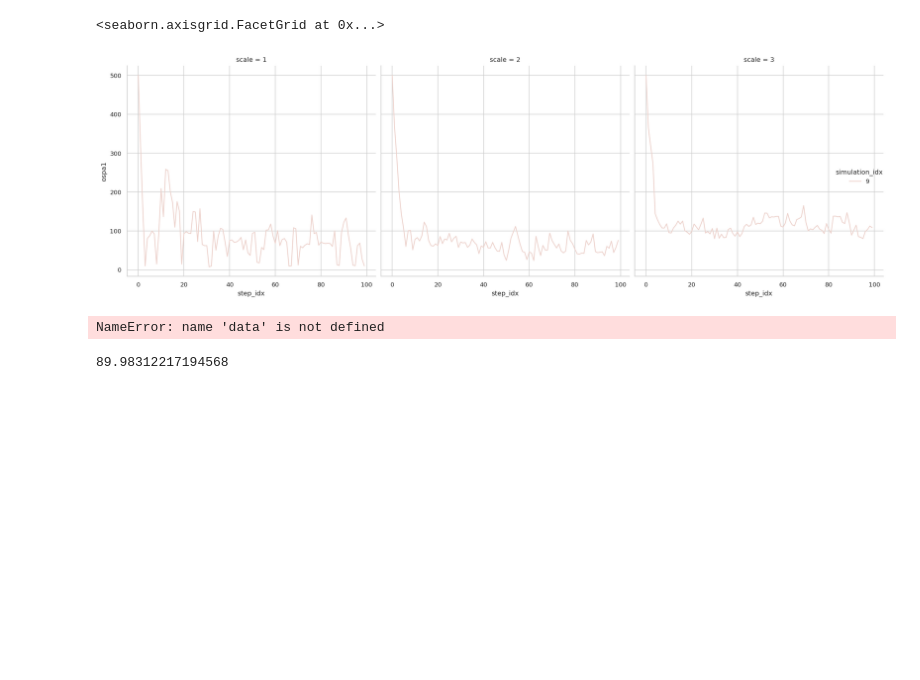
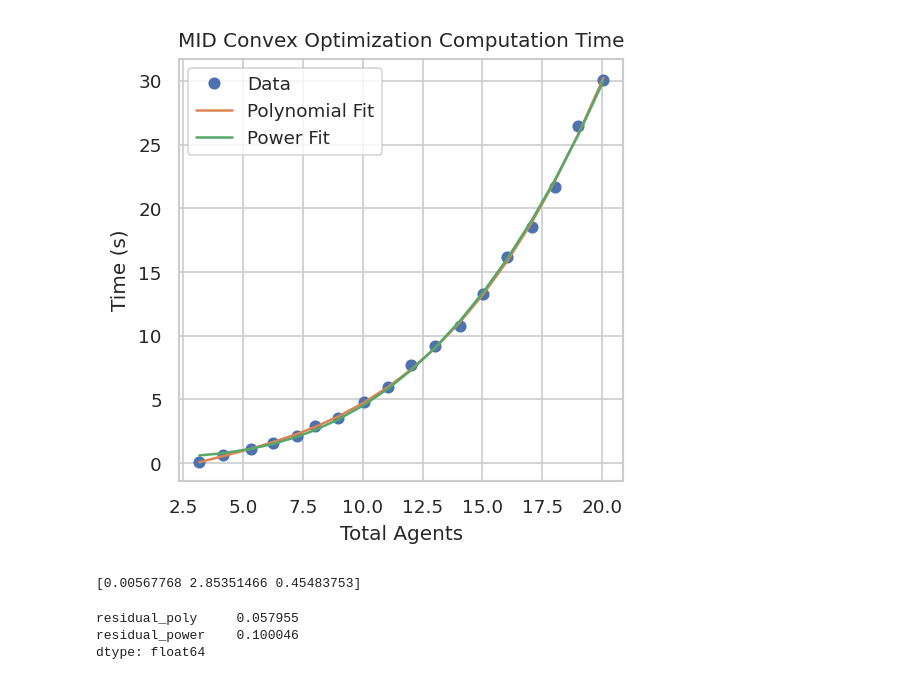
Before and after one commit to Damowerko/mtt, a Jupyter notebook: notebooks/mtt_summary.ipynb, the cells around one changed output. Saved outputs shown, nothing was run; the diff lists cells and outputs as text; code cells hidden in the pictures; blank space fills up the shorter version.

```diff
--- a/notebooks/mtt_summary.ipynb
+++ b/notebooks/mtt_summary.ipynb
@@ -64,35 +79,45 @@ df_combined.query("scale == 3 and filter == 'glmb'")["simulation_idx"].unique().
-# %%
-sns.relplot(
-    df_combined.query("scale <= 3 and filter == 'lmb' and simulation_idx == 9"),
-    x="step_idx",
-    y="ospa1",
-    hue="simulation_idx",
-    col="scale",
-    kind="line",
-)
-# %% [output]
-<seaborn.axisgrid.FacetGrid at 0x...>
-[figure, removed]
-# %%
-# plt.figure()
-data["cardinality_error"] = data["cardinality_output"] - data["cardinality_truth"]
-sns.relplot(
-    data=data.query("filter == 'CNN'"),
-    x="simulation_idx",
-    y="cardinality_error",
-    hue="filter",
-    row="scale",
-    style="filter",
-    errorbar="ci",
-    kind="line",
-)
-plt.legend(loc="lower center", bbox_to_anchor=(0.5, 1.05), ncol=3, title=None)
-plt.ylabel("Optimal Sub-pattern Assignment (OSPA)")
-plt.xlabel("Number of Sensors")
-plt.show()
-# %% [output]
-NameError: name 'data' is not defined
-# %%
-data.query("scale == 3")["cardinality_truth"].mean()
-# %% [output]
-89.98312217194568
+# %%
+import numpy as np
+from scipy.optimize import curve_fit
+
+df_baseline = pd.read_csv("../data/baseline.csv")
+agents = df_baseline["agents"].to_numpy()
+time = df_baseline["time"].to_numpy()
+
+# Fit a Polynomial Model
+params_poly = np.polyfit(agents, time, deg=3)
+time_poly = np.polyval(params_poly, agents)
+
+# Fit an Exponential Model
+def exp_model(x, a, b, c):
+    return a * np.power(x, b) + c
+
+
+params_power, _ = curve_fit(exp_model, agents, time, p0=[1, 1e-6, 1])
+time_power = exp_model(agents, *params_power)
+
+plt.figure()
+plt.title("MID Convex Optimization Computation Time")
+plt.xlabel("Total Agents")
+plt.ylabel("Time (s)")
+plt.plot(agents, time, "o", label="Data")
+plt.plot(agents, time_poly, label="Polynomial Fit")
+plt.plot(agents, time_power, label="Power Fit")
+plt.legend()
+plt.show()
+
+df_baseline["time_poly"] = time_poly
+df_baseline["time_power"] = time_power
+# compute residuals
+for model in ["poly", "power"]:
+    df_baseline[f"residual_{model}"] = (
+        df_baseline["time"] - df_baseline[f"time_{model}"]
+    )
+print(params_power)
+df_baseline.filter(regex="residual_").pow(2).mean()
+# %% [output]
+[figure, added]
+[0.00567768 2.85351466 0.45483753]
+residual_poly     0.057955
+residual_power    0.100046
+dtype: float64
```
Also changed, not shown: parts of 5 cells of this notebook, 1 other file.
